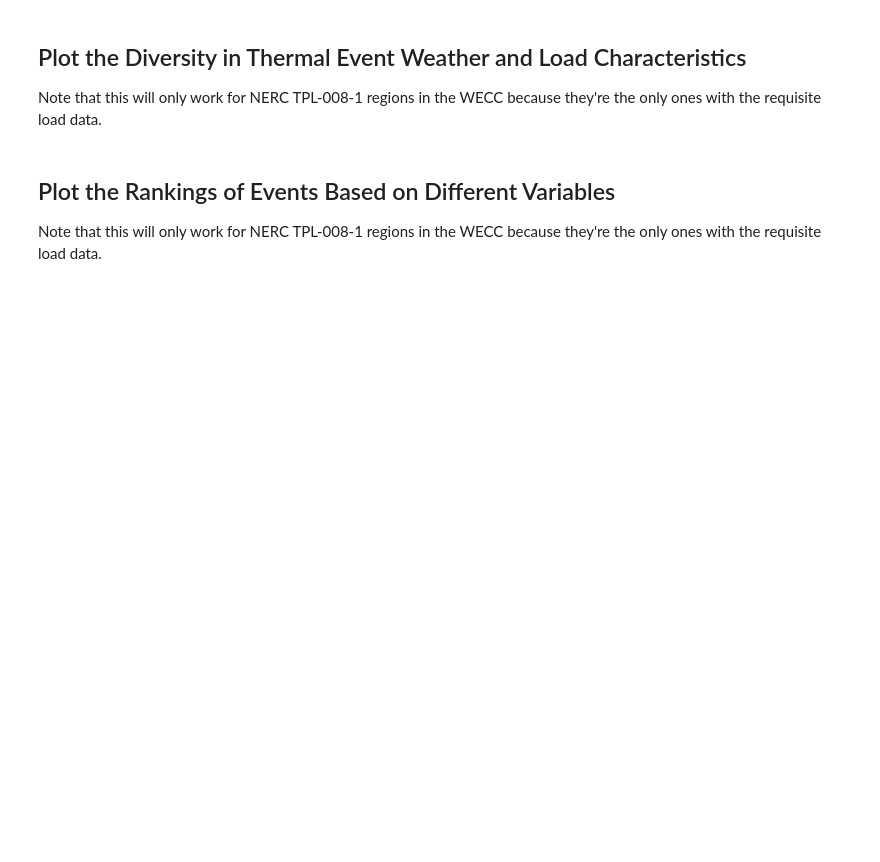
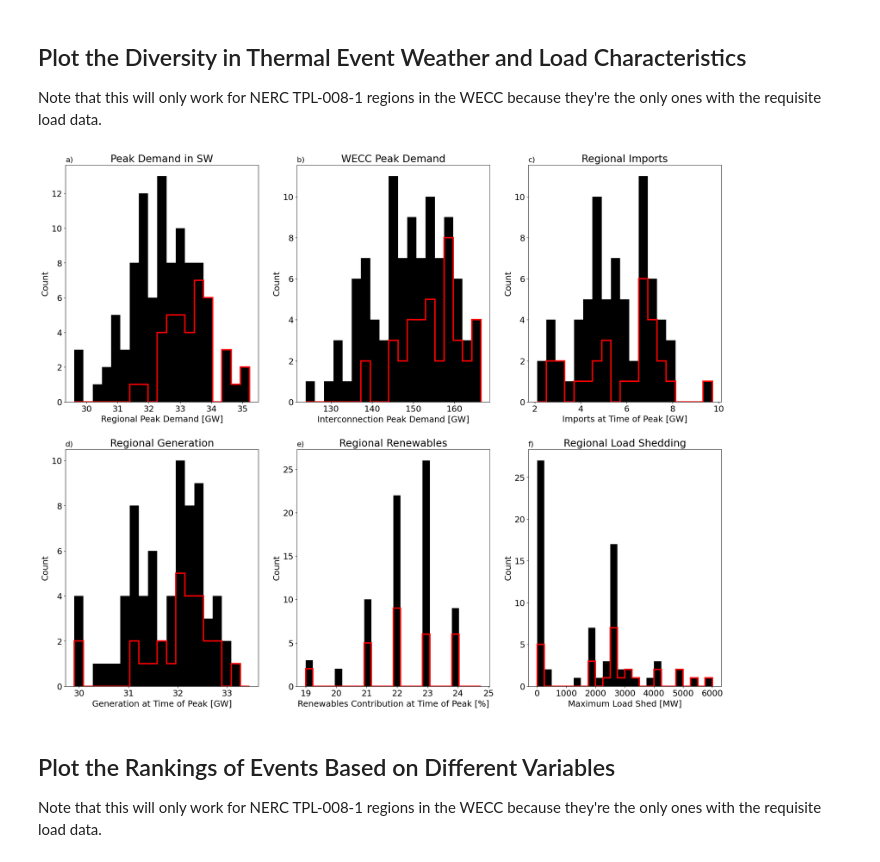
Before and after one commit to cdburley/burleyson-etal_2026_tbd, a Jupyter notebook: notebooks/plot_hw_cs_characteristics.ipynb, the cells around one changed output. Saved outputs shown, nothing was run; the diff lists cells and outputs as text; code cells hidden in the pictures; blank space fills up the shorter version.

```diff
--- a/notebooks/plot_hw_cs_characteristics.ipynb
+++ b/notebooks/plot_hw_cs_characteristics.ipynb
@@ -222,13 +242,15 @@ def plot_hw_cs_histograms(region: int, hw_cs: str, events_data_input_dir: str, m
        plt.close()
 # %%
 # Test the function:
-plot_hw_cs_histograms(region = 'CA',
+plot_hw_cs_histograms(region = 'SW',
                       hw_cs = 'HW',
                       events_data_input_dir = events_data_input_dir,
                       metadata_input_dir = metadata_input_dir,
                       image_output_dir = image_output_dir,
                       image_resolution = 150,
                       save_images = False)
+# %% [output]
+[figure, added]
 # %%
 # Loop over the NERC TPL-008-1 regions in the WECC and make the plot for each region:
 for region in ['CA', 'GB', 'PNW', 'RM', 'SW']:
```
Also changed, not shown: parts of 2 cells of this notebook, 2 other files.
